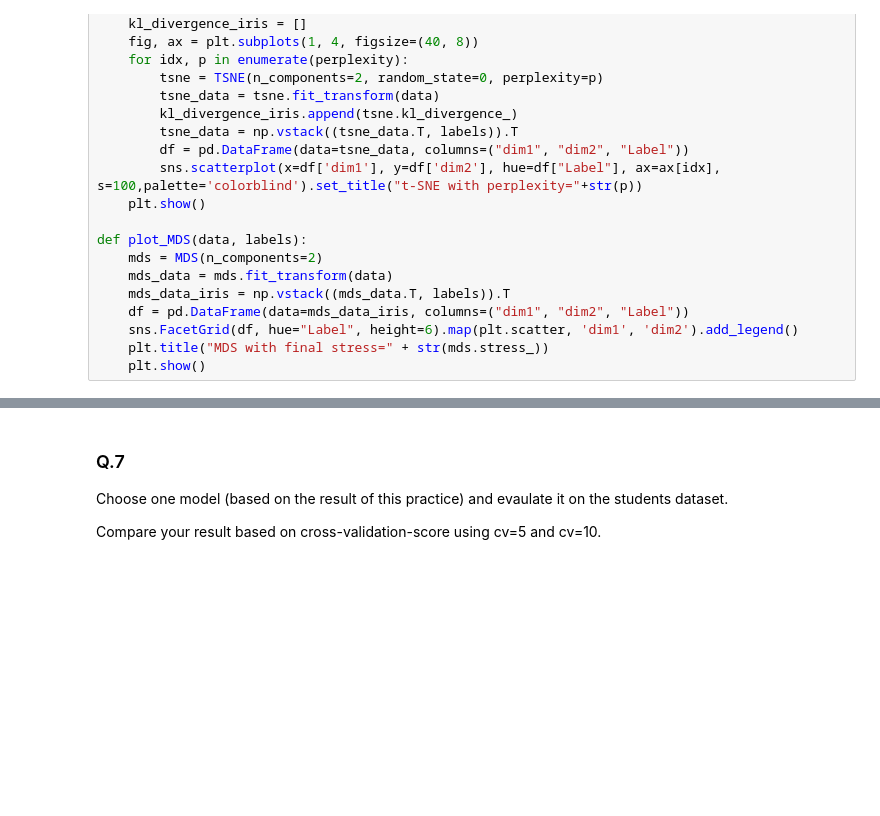
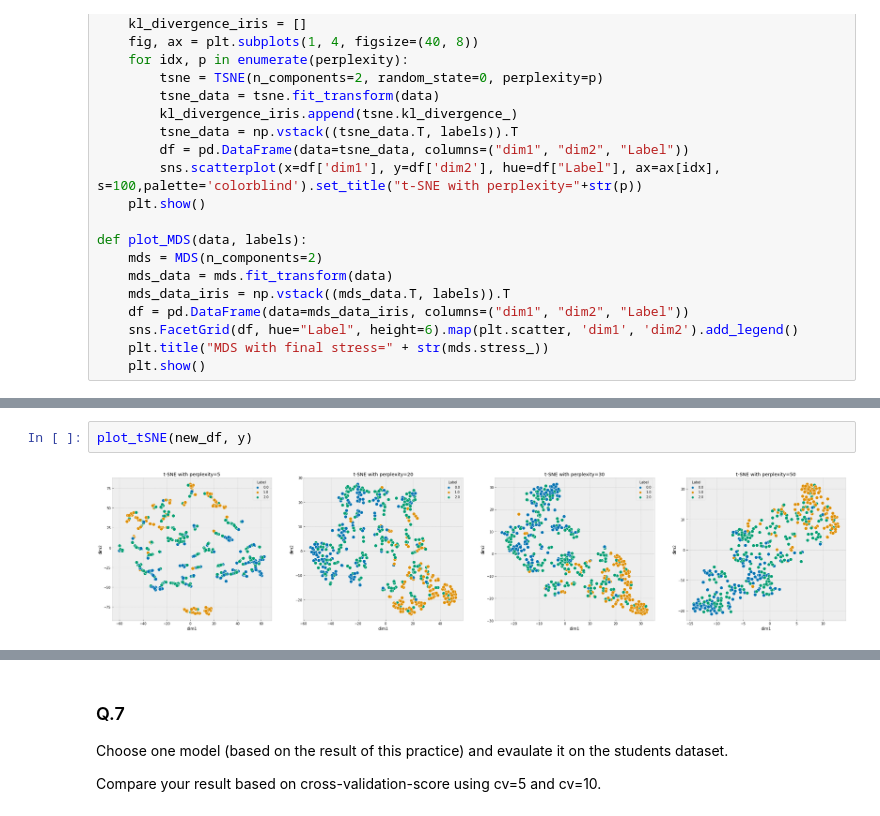
Before and after one commit to OrPerets/ml-for-business-analytics, a Jupyter notebook: practices/workshop/Students Performance Analysis.ipynb, the cells around one changed output, grey strips where cells are left out. Drawn from its saved outputs; the diff is of its cells as text; blank space fills up the shorter version.

```diff
--- a/practices/workshop/Students Performance Analysis.ipynb
+++ b/practices/workshop/Students Performance Analysis.ipynb
@@ -158,0 +351,4 @@ def plot_MDS(data, labels):
+# %%
+plot_tSNE(new_df, y)
+# %% [output]
+[figure, added]
```
Also changed, not shown: parts of 37 cells of this notebook, 1 other file.
